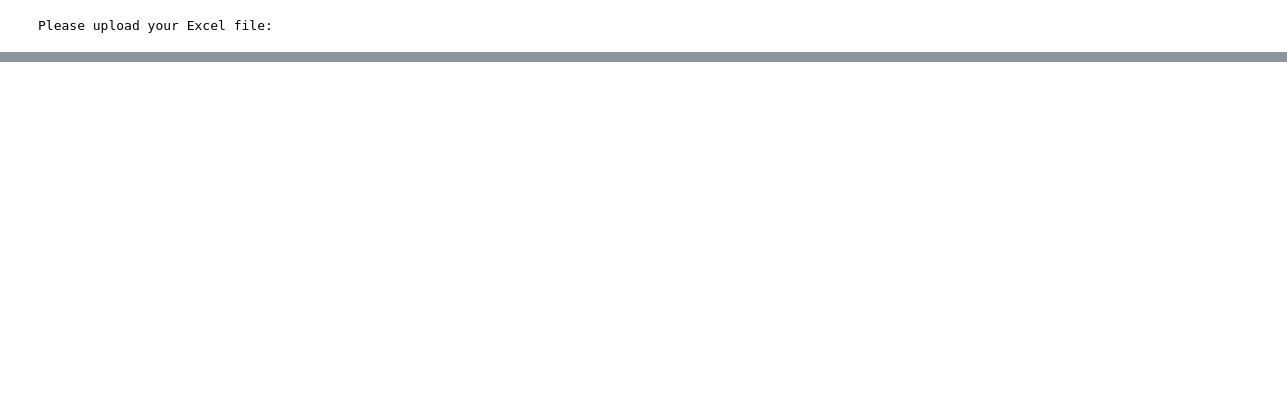
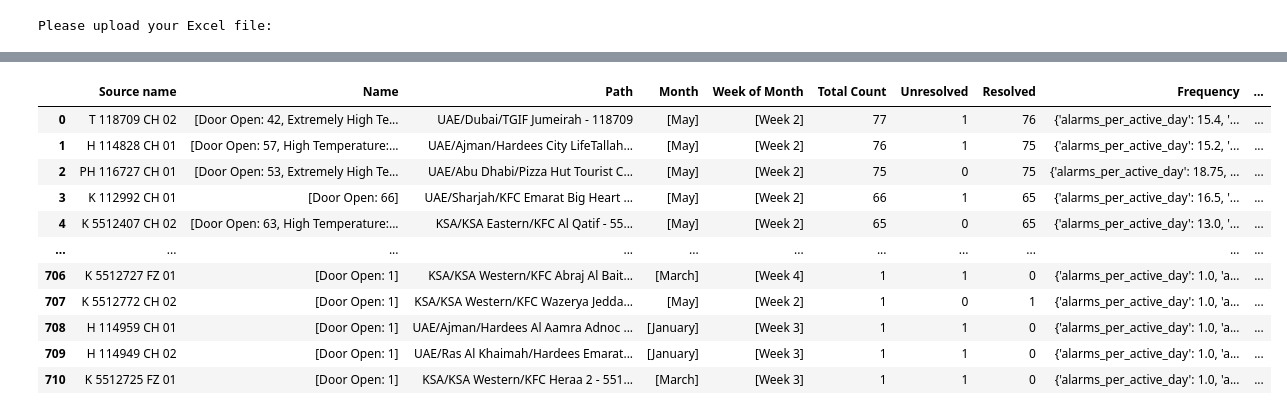
Before and after one commit to mukthar56788/AI-Project, a Jupyter notebook: ALARM V2.ipynb, the cells around one changed output, grey strips where cells are left out. Drawn from its saved outputs; the diff is of its cells as text; code cells hidden in the pictures; blank space fills up the shorter version.

```diff
--- a/ALARM V2.ipynb
+++ b/ALARM V2.ipynb
@@ -17,7 +17,6 @@ class CustomJSONEncoder(json.JSONEncoder):
         return super().default(obj)
 
 def calculate_frequency_metrics(data, source_name, dataset_min_date, dataset_max_date):
-    """Calculates frequency metrics for a specific equipment"""
     source_data = data[data['SOURCE NAME'] == source_name]
     if source_data.empty:
         return None
@@ -25,16 +24,17 @@ def calculate_frequency_metrics(data, source_name, dataset_min_date, dataset_max
     source_data = source_data.copy()
     source_data['EVENT DAY'] = pd.to_datetime(source_data['EVENT DAY'])
 
+    # Basic counts
     alarm_days = source_data['EVENT DAY'].dt.normalize().nunique()
     total_alarms = len(source_data)
-    total_days = (dataset_max_date - dataset_min_date).days + 1
+    total_weeks = ((dataset_max_date - dataset_min_date).days // 7) + 1
+    total_months = (dataset_max_date.year - dataset_min_date.year) * 12 + \
+                   (dataset_max_date.month - dataset_min_date.month) + 1
 
     return {
-        "Frequency of Alarms in Active day": round(total_alarms / alarm_days, 2) if alarm_days > 0 else 0,
-        "Frequncy in 7 days": len(source_data[source_data['EVENT DAY'] > (dataset_max_date - timedelta(days=7))]),
-        "Frequency in 30 days": len(source_data[source_data['EVENT DAY'] > (dataset_max_date - timedelta(days=30))])
-
-
+        "alarms_per_active_day": round(total_alarms / alarm_days, 2) if alarm_days > 0 else 0,
+        "alarms_per_week": round(total_alarms / total_weeks, 2),
+        "monthly_frequency": round(total_alarms / total_months, 2)
     }
 
 def load_and_clean_data():
@@ -122,6 +122,64 @@ def analyze_equipment_source(data, full_data, min_date, max_date):
     name_count = name_count.sort_values('Total Count', ascending=False)
 
     return name_count.to_dict('records')
+def analyze_specific_equipment(data, source_name, min_date=None, max_date=None):
+    """Analyze a specific equipment by SOURCE NAME with frequency metrics"""
+    source_name = next((s for s in data['SOURCE NAME'].unique() if s.lower() == source_name.lower()), source_name)
+    filtered_data = data[data['SOURCE NAME'] == source_name]
+    if filtered_data.empty:
+        return f"No data available for equipment: {source_name}"
+
+    # Per-condition resolution times
+    condition_times = filtered_data[filtered_data['resolution_minutes'].notna()].groupby(
+        ['SOURCE NAME', 'NAME']
+    )['resolution_minutes'].mean().reset_index()
+
+    condition_times_dict = condition_times.groupby('SOURCE NAME', group_keys=False).apply(
+        lambda x: dict(zip(x['NAME'], x['resolution_minutes'].round(2)))
+    ).to_dict()
+
+    # Main aggregation
+    results = filtered_data.groupby('SOURCE NAME').agg({
+        'NAME': lambda x: dict(x.value_counts()),
+        'PATH': 'first',
+        'month': lambda x: sorted(x.unique(), key=lambda m: pd.to_datetime(m, format='%B').month),
+        'week_of_month': lambda x: [f"Week {w}" for w in sorted(x.unique())],
+        'resolution_minutes': [
+            'size',
+            lambda x: x.isna().sum(),
+            lambda x: x.notna().sum(),
+            'mean'
+        ]
+    }).reset_index()
+
+    results.columns = [
+        'Source name', 'Name', 'Path', 'Month', 'Week of Month',
+        'Total Count', 'Unresolved', 'Resolved', 'Total Resolution Time'
+    ]
+
+    # Calculate frequency metrics
+    unique_days = filtered_data['EVENT DAY'].dt.normalize().nunique()
+    unique_weeks = filtered_data['week'].nunique()
+    unique_months = len(results['Month'].iloc[0]) if results['Month'].iloc[0] else 1
+
+    results['Frequency'] = results.apply(lambda row: {
+        'alarms_per_active_day': round(row['Total Count'] / unique_days, 2) if unique_days > 0 else 0,
+        'alarms_per_week': round(row['Total Count'] / unique_weeks, 2) if unique_weeks > 0 else 0,
+        'monthly_frequency': round(row['Total Count'] / unique_months, 2) if unique_months > 0 else 0
+    }, axis=1)
+
+    # Time taken to resolve
+    results['Time taken to resolve in minutes'] = results.apply(
+        lambda row: {
+            'Total': round(row['Total Resolution Time'], 2) if pd.notna(row['Total Resolution Time']) else None,
+            'By Condition': condition_times_dict.get(row['Source name'], {})
+        }, axis=1
+    )
+
+    results = results.drop(columns=['Total Resolution Time'])
+    results['Name'] = results['Name'].apply(lambda x: [f"{k}: {v}" for k, v in x.items()])
+
+    return results.to_dict('records')
 
 def analyze_condition_name(data, min_date, max_date):
     """Analyze all alarm conditions with frequency metrics"""
@@ -291,0 +356,12 @@ Exiting program...
+|  | Source name | Name | Path | Month | Week of Month | Total Count | Unresolved | Resolved | Frequency | ... |
+| 0 | T 118709 CH 02 | [Door Open: 42, Extremely High Te... | UAE/Dubai/TGIF Jumeirah - 118709 | [May] | [Week 2] | 77 | 1 | 76 | {'alarms_per_active_day': 15.4, '... | ... |
+| 1 | H 114828 CH 01 | [Door Open: 57, High Temperature:... | UAE/Ajman/Hardees City LifeTallah... | [May] | [Week 2] | 76 | 1 | 75 | {'alarms_per_active_day': 15.2, '... | ... |
+| 2 | PH 116727 CH 01 | [Door Open: 53, Extremely High Te... | UAE/Abu Dhabi/Pizza Hut Tourist C... | [May] | [Week 2] | 75 | 0 | 75 | {'alarms_per_active_day': 18.75, ... | ... |
+| 3 | K 112992 CH 01 | [Door Open: 66] | UAE/Sharjah/KFC Emarat Big Heart ... | [May] | [Week 2] | 66 | 1 | 65 | {'alarms_per_active_day': 16.5, '... | ... |
+| 4 | K 5512407 CH 02 | [Door Open: 63, High Temperature:... | KSA/KSA Eastern/KFC Al Qatif - 55... | [May] | [Week 2] | 65 | 0 | 65 | {'alarms_per_active_day': 13.0, '... | ... |
+| ... | ... | ... | ... | ... | ... | ... | ... | ... | ... | ... |
+| 706 | K 5512727 FZ 01 | [Door Open: 1] | KSA/KSA Western/KFC Abraj Al Bait... | [March] | [Week 4] | 1 | 1 | 0 | {'alarms_per_active_day': 1.0, 'a... | ... |
+| 707 | K 5512772 CH 02 | [Door Open: 1] | KSA/KSA Western/KFC Wazerya Jedda... | [May] | [Week 2] | 1 | 0 | 1 | {'alarms_per_active_day': 1.0, 'a... | ... |
+| 708 | H 114959 CH 01 | [Door Open: 1] | UAE/Ajman/Hardees Al Aamra Adnoc ... | [January] | [Week 3] | 1 | 1 | 0 | {'alarms_per_active_day': 1.0, 'a... | ... |
+| 709 | H 114949 CH 02 | [Door Open: 1] | UAE/Ras Al Khaimah/Hardees Emarat... | [January] | [Week 3] | 1 | 1 | 0 | {'alarms_per_active_day': 1.0, 'a... | ... |
+| 710 | K 5512725 FZ 01 | [Door Open: 1] | KSA/KSA Western/KFC Heraa 2 - 551... | [March] | [Week 3] | 1 | 1 | 0 | {'alarms_per_active_day': 1.0, 'a... | ... |
```
Also changed, not shown: parts of 1 cell of this notebook.
